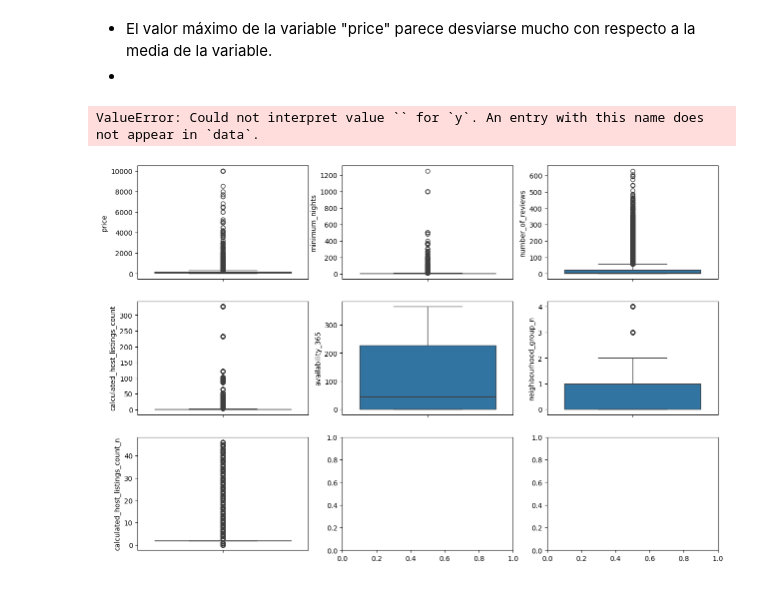
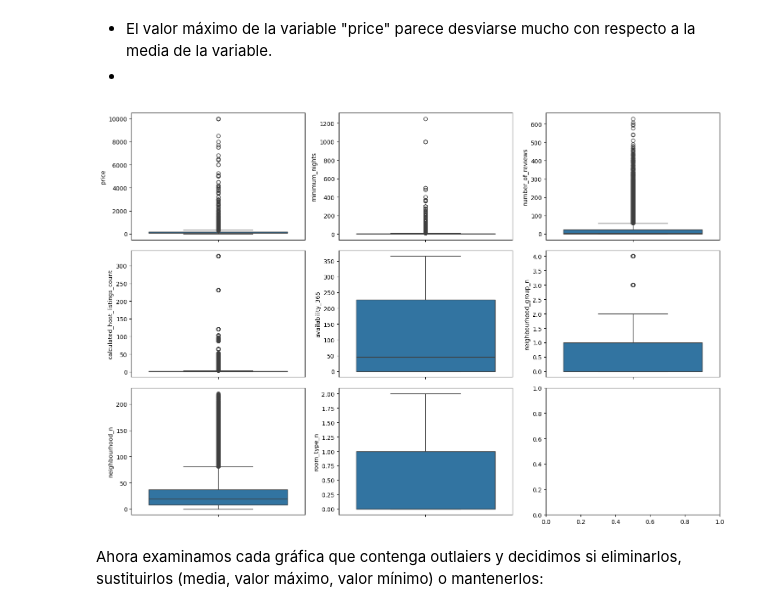
Before and after one commit to 4GeeksAcademy/machine-learning-python-template_ds_13_david_2, a Jupyter notebook: src/explore.ipynb, the cells around one changed output. Cells and saved outputs as stored; diff of their text form; code cells hidden in the pictures.

```diff
--- a/src/explore.ipynb
+++ b/src/explore.ipynb
@@ -217,19 +227,21 @@ plt.show()
 # %% [markdown]
 #### Análisis de correlaciones
 # %%
+# Factorizamos las variables categóricas
 data_airbnb["neighbourhood_group_n"] = pd.factorize(data_airbnb["neighbourhood_group"])[0]
 data_airbnb["room_type_n"] = pd.factorize(data_airbnb["room_type"])[0]
 data_airbnb["neighbourhood_n"] = pd.factorize(data_airbnb["neighbourhood"])[0]
 
-"""# Convertir columnas categóricas en variables dummy
-data_airbnb = pd.get_dummies(data_airbnb, columns=["neighbourhood", "room_type"])"""
-
+# Creamos la figura del gráfico
 fig, axis = plt.subplots(figsize = (10, 8))
 
+# Graficamos todas las variables numéricas y las que transformamos a numéricas en el paso anterior (factorizar)
 sns.heatmap(data_airbnb[["price", "neighbourhood_group_n", "calculated_host_listings_count", "neighbourhood_n", "room_type_n", "minimum_nights", "number_of_reviews", "availability_365"]].corr(), annot = True, fmt = ".2f")
 
+# Ajustar el diseño para evitar solapamientos
 plt.tight_layout()
 
+# Mostramos el gráfico
 plt.show()
 # %% [output]
 [figure]
@@ -294,22 +300,27 @@ data_airbnb.describe()
 - El valor máximo de la variable "price" parece desviarse mucho con respecto a la media de la variable.
 -
 # %%
-# Representamos diagramas de cajas para ver de forma más clara los valores atípicos.
+# Representamos en diagramas de cajas para ver de forma más clara los valores atípicos.
 
 fig, axis = plt.subplots(3, 3, figsize = (15, 10))
 
 sns.boxplot(ax = axis[0, 0], data = data_airbnb, y = "price")
 sns.boxplot(ax = axis[0, 1], data = data_airbnb, y = "minimum_nights")
 sns.boxplot(ax = axis[0, 2], data = data_airbnb, y = "number_of_reviews")
 sns.boxplot(ax = axis[1, 0], data = data_airbnb, y = "calculated_host_listings_count")
 sns.boxplot(ax = axis[1, 1], data = data_airbnb, y = "availability_365")
 sns.boxplot(ax = axis[1, 2], data = data_airbnb, y = "neighbourhood_group_n")
-sns.boxplot(ax = axis[2, 0], data = data_airbnb, y = "calculated_host_listings_count_n")
-sns.boxplot(ax = axis[2, 1], data = data_airbnb, y = "")
+sns.boxplot(ax = axis[2, 0], data = data_airbnb, y = "neighbourhood_n")
+sns.boxplot(ax = axis[2, 1], data = data_airbnb, y = "room_type_n")
+
+
+
+
 
 plt.tight_layout()
 
 plt.show()
 # %% [output]
-ValueError: Could not interpret value `` for `y`. An entry with this name does not appear in `data`.
-[figure, old version]
+[figure, new version]
+# %% [markdown]
+Ahora examinamos cada gráfica que contenga outlaiers y decidimos si eliminarlos, sustituirlos (media, valor máximo, valor mínimo) o mantenerlos:
```
Also changed, not shown: parts of 47 cells of this notebook.
